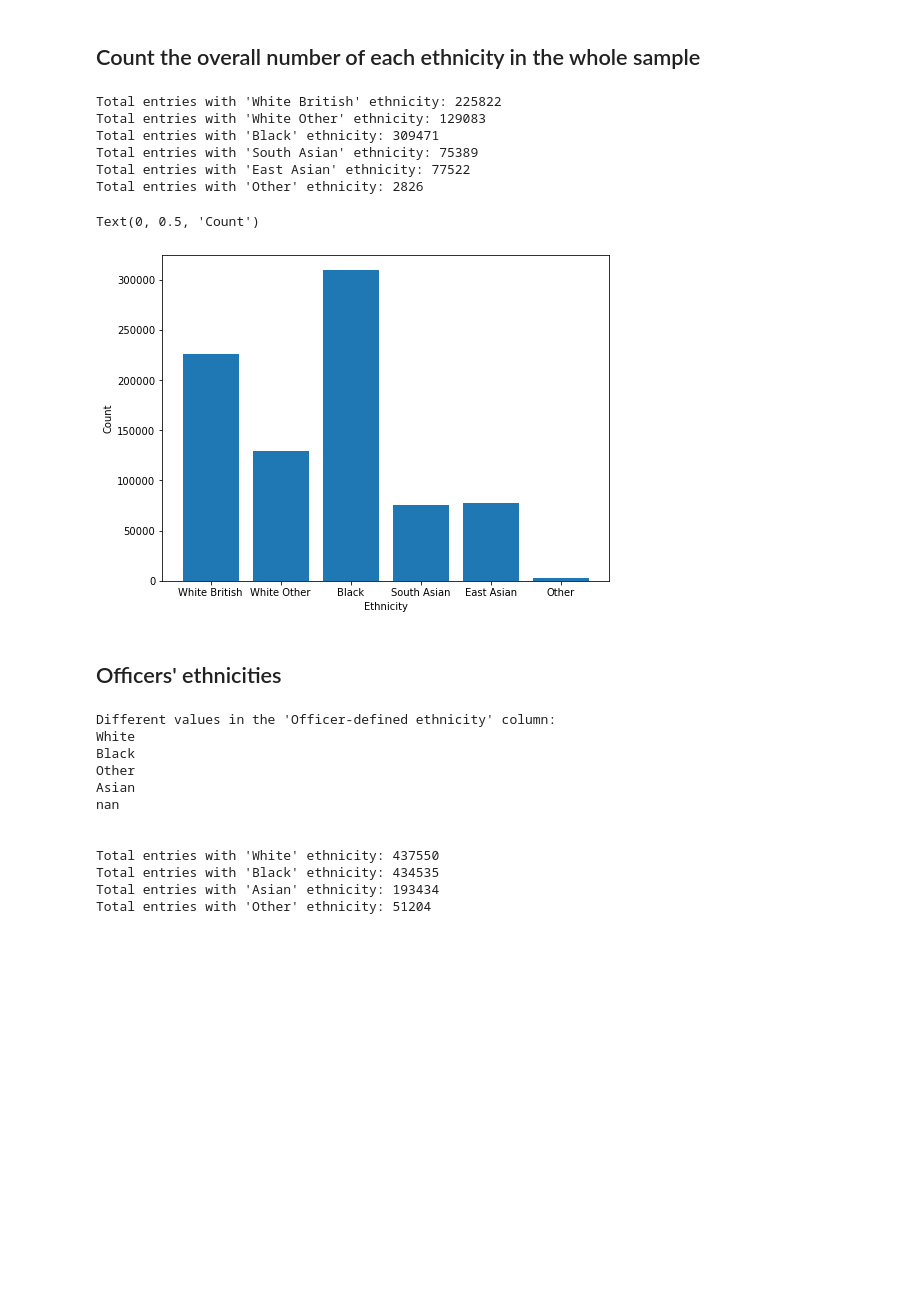
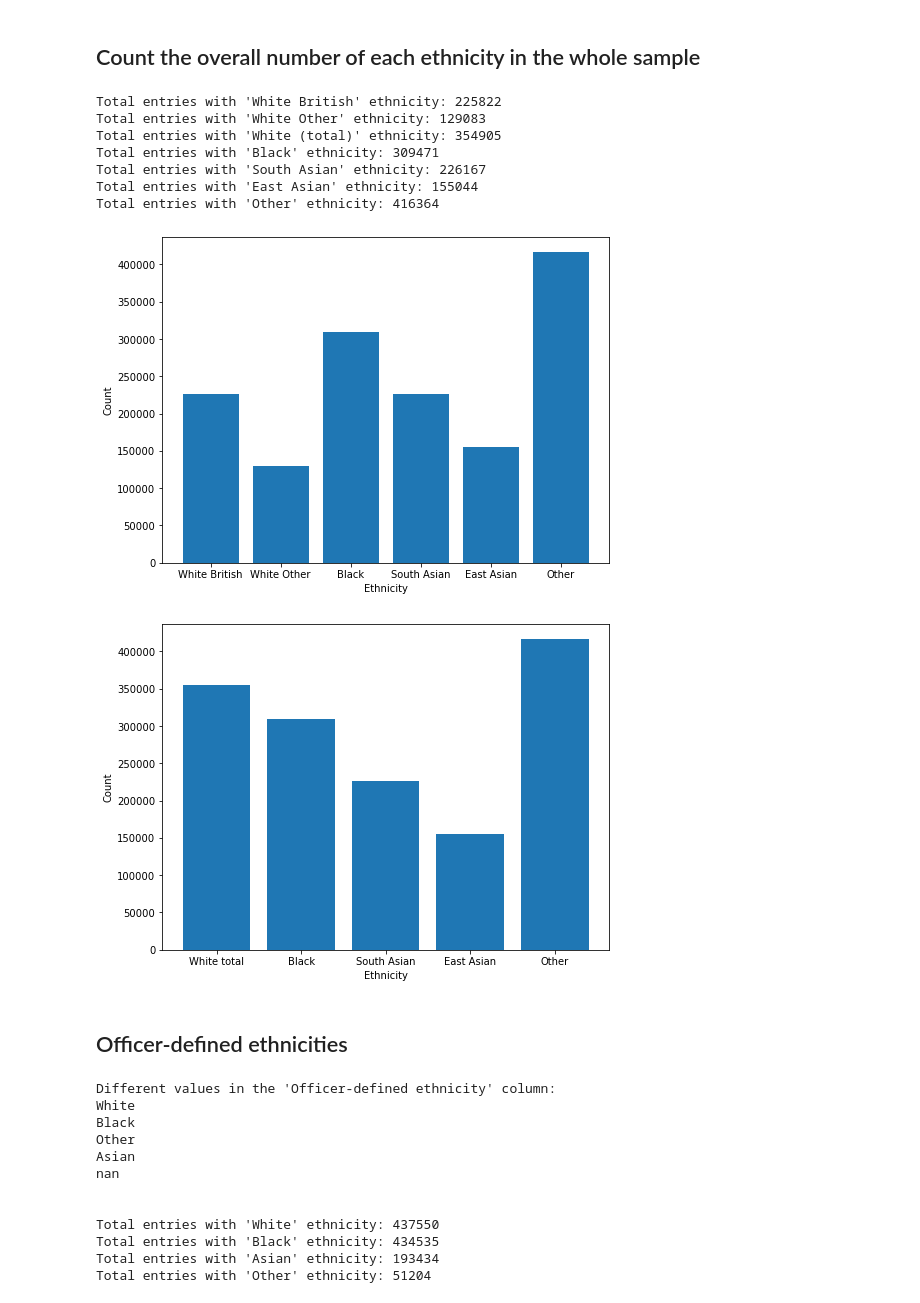
Before and after one commit to KostasBiris/Stop-and-Search-Project, a Jupyter notebook: StopAndSearchProgram.ipynb, the cells around one changed output. Cells and saved outputs as stored; diff of their text form; code cells hidden in the pictures; blank space fills up the shorter version.

Commit message:
Changes to Data Cleaning And Simplify Ethnicities

```diff
--- a/StopAndSearchProgram.ipynb
+++ b/StopAndSearchProgram.ipynb
@@ -344,7 +393,7 @@ Mixed/Multiple ethnic groups - White and Asian
 import pandas as pd
 import matplotlib.pyplot as plt
 
-file_path = "D:\Old_Courses\Masters Modules\Individual Project\Program\combined_data.csv"
+file_path = "D:\Old_Courses\Masters Modules\Individual Project\Program\combined_data_clean.csv"
 
 # Read the CSV file into a DataFrame
 combined_data = pd.read_csv(file_path)
@@ -355,62 +404,73 @@ combined_data["Self-defined ethnicity"].fillna("", inplace=True)
 # Filter the DataFrame based on the "Self-defined ethnicity" column
 
 # Europeans
-white_uk_filtered_data = combined_data[combined_data["Self-defined ethnicity"].str.contains("White - English/Welsh/Scottish/Northern Irish/British")]
-white_irish_filtered_data = combined_data[combined_data["Self-defined ethnicity"].str.contains("White - Irish")]
-white_other_filtered_data = combined_data[combined_data["Self-defined ethnicity"].str.contains("White - Any other White background")]
+white_uk_filtered_data = combined_data[combined_data["Self-defined ethnicity"].str.contains("White British")]
+white_other_filtered_data = combined_data[combined_data["Self-defined ethnicity"].str.contains("White Other")]
 
 # Blacks
 black_filtered_data = combined_data[combined_data["Self-defined ethnicity"].str.contains("Black")]
 
 # South-Asians
-indian_filtered_data = combined_data[combined_data["Self-defined ethnicity"].str.contains("Indian")]
-pakistani_filtered_data = combined_data[combined_data["Self-defined ethnicity"].str.contains("Pakistani")]
-bangladeshi_filtered_data = combined_data[combined_data["Self-defined ethnicity"].str.contains("Bangladeshi")]
+indian_filtered_data = combined_data[combined_data["Self-defined ethnicity"].str.contains("South Asian")]
+pakistani_filtered_data = combined_data[combined_data["Self-defined ethnicity"].str.contains("South Asian")]
+bangladeshi_filtered_data = combined_data[combined_data["Self-defined ethnicity"].str.contains("South Asian")]
 
 # East-Asians
-chinese_filtered_data = combined_data[combined_data["Self-defined ethnicity"].str.contains("Chinese")]
-other_asian_filtered_data = combined_data[combined_data["Self-defined ethnicity"].str.contains("Asian/Asian British - Any other Asian background")]
+chinese_filtered_data = combined_data[combined_data["Self-defined ethnicity"].str.contains("East Asian")]
+other_asian_filtered_data = combined_data[combined_data["Self-defined ethnicity"].str.contains("East Asian")]
 
 # Mixed and unknown
-mixed_asian_filtered_data = combined_data[combined_data["Self-defined ethnicity"].str.contains("Mixed/Multiple ethnic groups - White and Asian")]
-other_ethnic_group = combined_data[combined_data["Self-defined ethnicity"].str.contains("Other ethnic group")]
-
+mixed_asian_filtered_data = combined_data[combined_data["Self-defined ethnicity"].str.contains("Mixed Asian")]
+other_ethnic_group = combined_data[combined_data["Self-defined ethnicity"].str.contains("Other")]
 
 # Count the number of entries
-total_white_british_entries = white_uk_filtered_data.shape[0] + white_irish_filtered_data.shape[0]
+total_white_british_entries = white_uk_filtered_data.shape[0]
 total_white_other_entries = white_other_filtered_data.shape[0]
 total_black_entries = black_filtered_data.shape[0]
 total_south_asian_entries = indian_filtered_data.shape[0] + pakistani_filtered_data.shape[0] + bangladeshi_filtered_data.shape[0]
 total_east_asian_entries = chinese_filtered_data.shape[0] + other_asian_filtered_data.shape[0]
-total_other_entries = mixed_asian_filtered_data.shape[0]
+total_other_entries = mixed_asian_filtered_data.shape[0] + other_ethnic_group.shape[0]
 
 # Print the total counts
 print(f"Total entries with 'White British' ethnicity: {total_white_british_entries}")
 print(f"Total entries with 'White Other' ethnicity: {total_white_other_entries}")
+print(f"Total entries with 'White (total)' ethnicity: {total_white_british_entries + total_white_other_entries}")
 print(f"Total entries with 'Black' ethnicity: {total_black_entries}")
 print(f"Total entries with 'South Asian' ethnicity: {total_south_asian_entries}")
 print(f"Total entries with 'East Asian' ethnicity: {total_east_asian_entries}")
 print(f"Total entries with 'Other' ethnicity: {total_other_entries}")
 
 # Create a histogram
 labels = ['White British', 'White Other', 'Black', 'South Asian', 'East Asian', 'Other']
 counts = [total_white_british_entries, total_white_other_entries, total_black_entries, total_south_asian_entries, total_east_asian_entries, total_other_entries]
 
 plt.figure(figsize=(8, 6))  # Adjust figure size
 plt.bar(labels, counts)
 plt.xlabel('Ethnicity')
 plt.ylabel('Count')
+
+# Create a histogram with white combined
+labels = ['White total', 'Black', 'South Asian', 'East Asian', 'Other']
+counts = [total_white_british_entries + total_white_other_entries, total_black_entries, total_south_asian_entries, total_east_asian_entries, total_other_entries]
+
+plt.figure(figsize=(8, 6))  # Adjust figure size
+plt.bar(labels, counts)
+plt.xlabel('Ethnicity')
+plt.ylabel('Count')
+
+plt.show()
 # %% [output]
 Total entries with 'White British' ethnicity: 225822
 Total entries with 'White Other' ethnicity: 129083
+Total entries with 'White (total)' ethnicity: 354905
 Total entries with 'Black' ethnicity: 309471
-Total entries with 'South Asian' ethnicity: 75389
-Total entries with 'East Asian' ethnicity: 77522
-Total entries with 'Other' ethnicity: 2826
+Total entries with 'South Asian' ethnicity: 226167
+Total entries with 'East Asian' ethnicity: 155044
+Total entries with 'Other' ethnicity: 416364
-Text(0, 0.5, 'Count')
-[figure, old version]
+[figure, new version]
+[figure, added]
 # %% [markdown]
-## Officers' ethnicities
+## Officer-defined ethnicities
 # %%
 import pandas as pd
 
```
Also changed, not shown: parts of 21 cells of this notebook.
